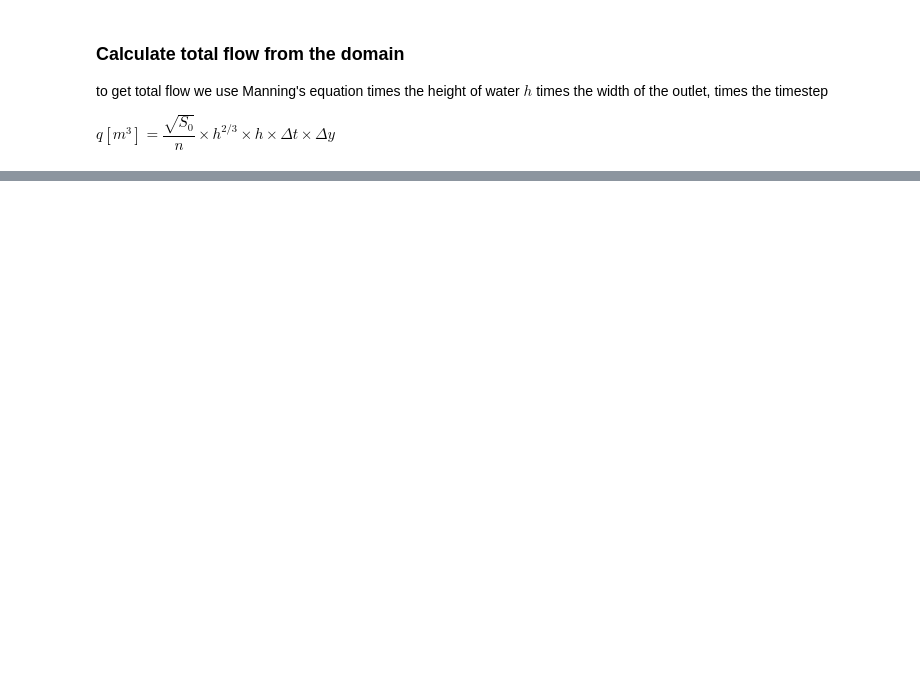
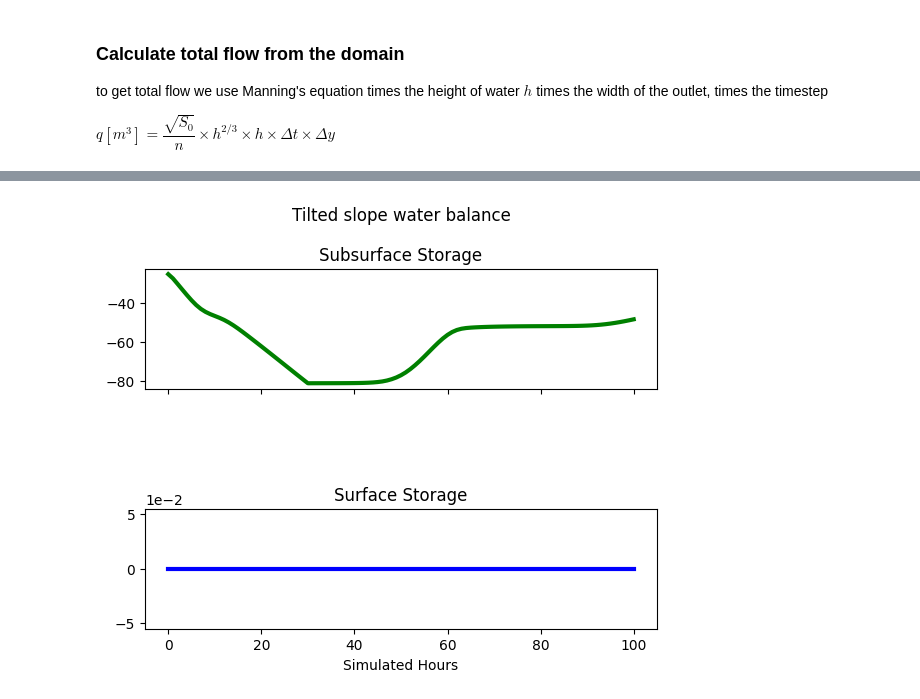
Before and after one commit to mashadab/ParFlow-project, a Jupyter notebook: Overland-flow-class/runoff-generation (3).ipynb, the cells around one changed output, grey strips where cells are left out. Cells and saved outputs as stored; diff of their text form; code cells hidden in the pictures; blank space fills up the shorter version.

```diff
--- a/Overland-flow-class/runoff-generation (3).ipynb
+++ b/Overland-flow-class/runoff-generation (3).ipynb
@@ -404,0 +457,40 @@ plt.show()
+# %%
+import parflow.tools.hydrology as hydro
+
+subsurface_storage = np.zeros(nt+1)
+surface_storage = np.zeros(nt+1)
+wtd = np.zeros((nt+1, ny, nx))
+data.time = 0
+
+for i, (pressure, saturation) in enumerate(zip(pressure_arrays, saturation_arrays)):
+    subsurface_storage[i, ...] = np.sum(hydro.calculate_subsurface_storage(porosity, pressure, saturation, specific_storage, dx, dy, dz, mask = nanmask),axis=(0, 1, 2))
+    # total surface storage for this time step is the summation of substorage surface across all x/y slices
+    surface_storage[i, ...] = np.sum( hydro.calculate_surface_storage(pressure, dx, dy, mask = nanmask),axis=(0, 1))
+    wtd[i, ...] = hydro.calculate_water_table_depth(pressure, saturation, dz)
+
+    data.time = i
+    # if i != 0:
+    #     if data.et is not None:
+    #         # total ET for this time step is the summation of ET values across all x/y/z slices
+    #         et[i, ...] = np.sum(hydro.calculate_evapotranspiration(data.et, dx, dy, dz, mask = nanmask),axis=(0, 1, 2))
+
+
+    #overland_flow[i, ...] = hydro.calculate_overland_flow_grid(pressure, slopex, slopey, mannings, dx, dy, mask = nanmask)
+# %%
+#plotting components of water balance
+fig, axs = plt.subplots(2, sharex=True)
+fig.suptitle('Tilted slope water balance')
+axs[0].plot(subsurface_storage, linewidth=3, color = "green")
+axs[0].set_title("Subsurface Storage")
+axs[1].plot(surface_storage, linewidth=3, color = "blue")
+axs[1].set_title("Surface Storage")
+plt.xlabel('Simulated Hours')
+plt.subplots_adjust(left=0.1,
+                    bottom=0.1,
+                    right=0.9,
+                    top=0.85,
+                    wspace=0.7,
+                    hspace=1.0)
+axs[1].ticklabel_format(axis='y', style='sci', scilimits=(0,0))
+# %% [output]
+[figure, added]
```
Also changed, not shown: parts of 7 cells of this notebook.
